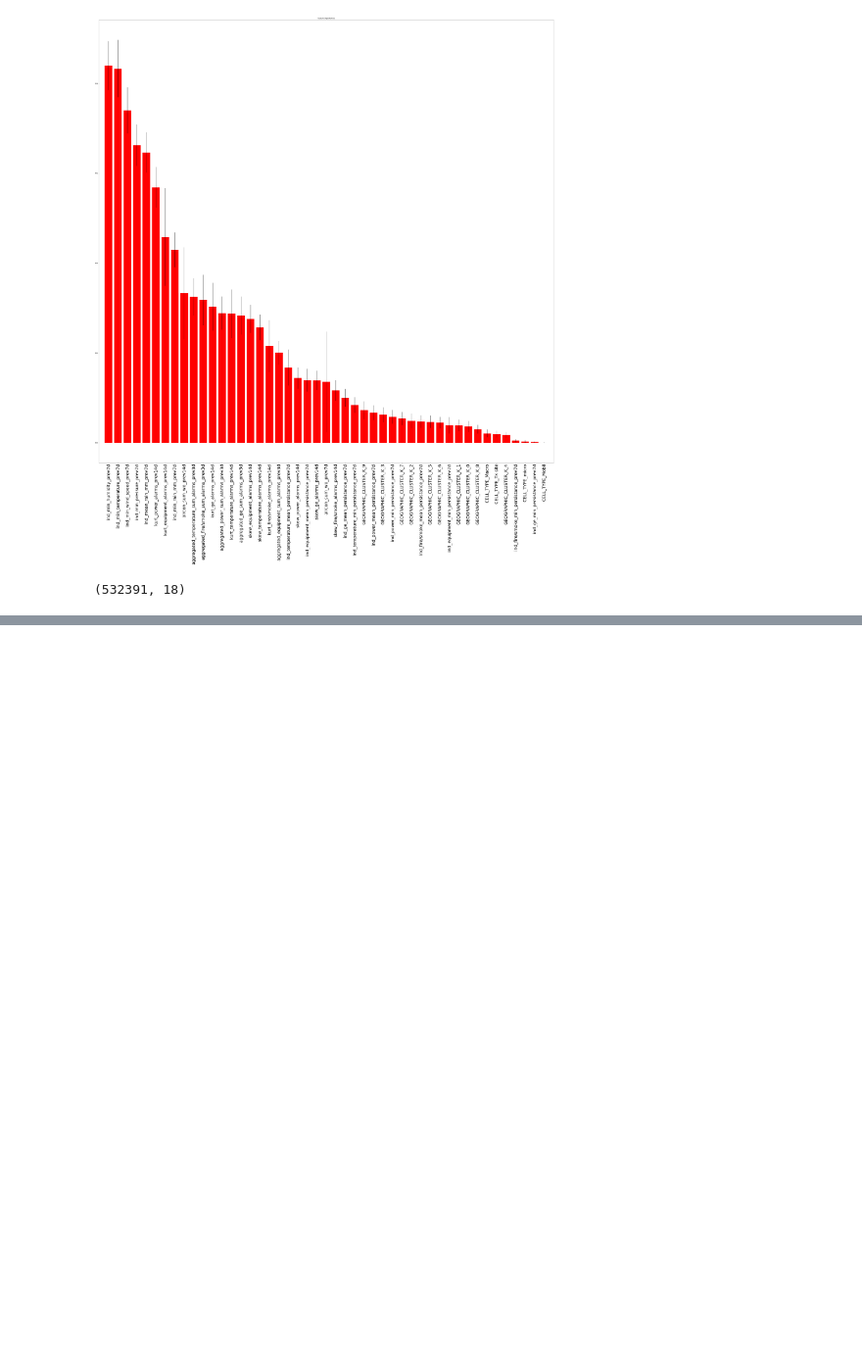
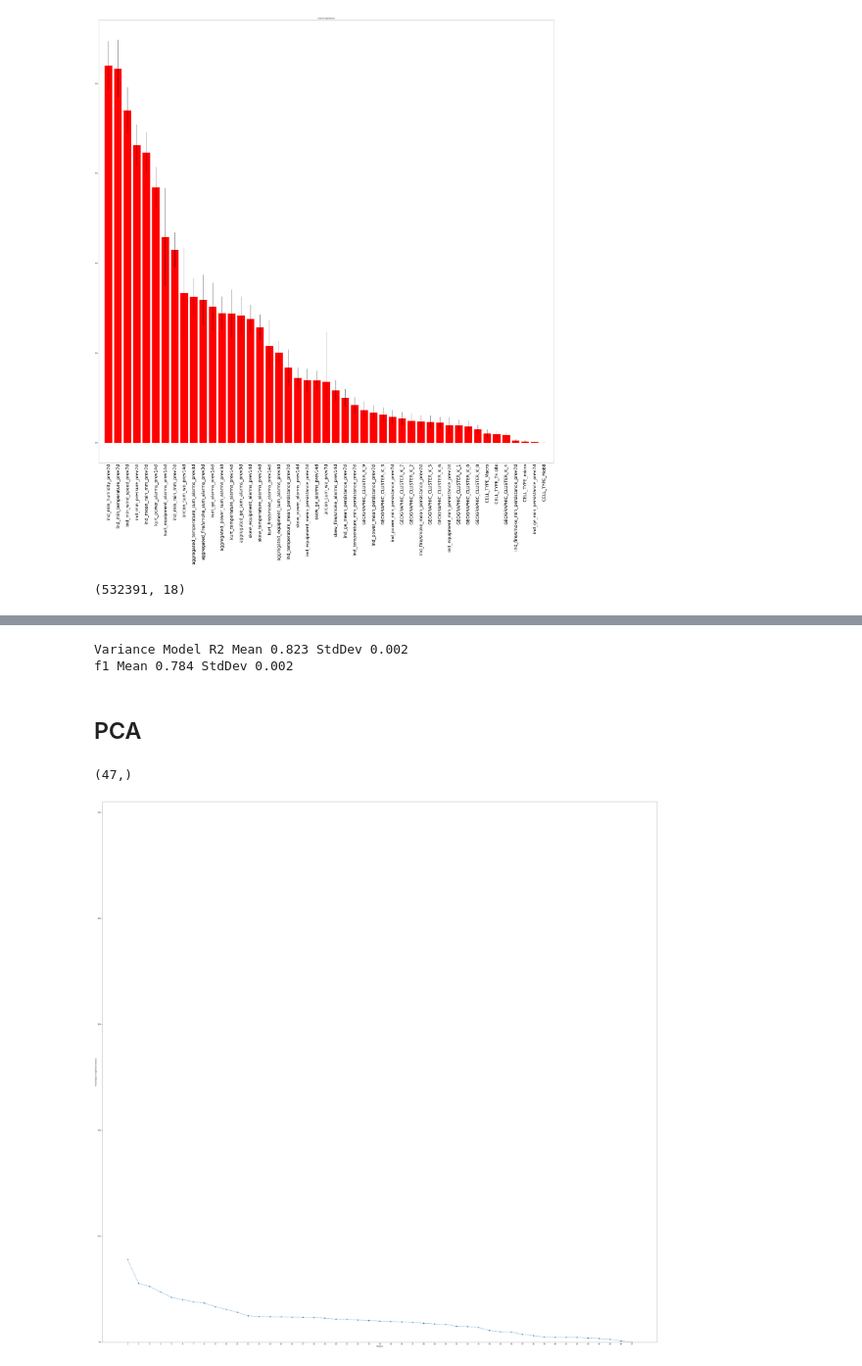
Before and after one commit to taratandel/Predictive-Maintenance, a Jupyter notebook: DMTM2020-Challenge-Part1.ipynb, the cells around one changed output, grey strips where cells are left out. Shown at 98% size. Cells and saved outputs as stored; diff of their text form; code cells hidden in the pictures; blank space fills up the shorter version.

```diff
--- a/DMTM2020-Challenge-Part1.ipynb
+++ b/DMTM2020-Challenge-Part1.ipynb
@@ -541,10 +471,10 @@ cleaned_df.to_csv("concat_df.csv", index = False)
 # defining the targer and input
 target_variable = 'aircon_sum_target_next14d'
 input_variables = cleaned_df.columns[cleaned_df.columns!=target_variable]
-X_df = cleaned_df[input_variables]
-y_df = cleaned_df[target_variable]
+X_origin_df = cleaned_df[input_variables]
+y_origin_df = cleaned_df[target_variable]
 # %%
-X_origin_np = np.array(X_df)
-y_origin_np = np.array(y_df)
+X_origin_np = np.array(X_origin_df)
+y_origin_np = np.array(y_origin_df)
 # %%
 #SPLIT DATA INTO TRAIN AND TEST SET
@@ -745,0 +665,29 @@ based on these three evaluation normalization is not a good approach for tree if
+# %%
+evaluate_base_line(df_oversampled, input_variables[mask])
+# %% [output]
+Variance Model R2 Mean 0.823 StdDev 0.002
+f1 Mean 0.784 StdDev 0.002
+# %% [markdown]
+## PCA
+# %%
+from sklearn.preprocessing import StandardScaler
+from sklearn.decomposition import PCA
+
+full_pca_model = PCA()
+X_std = StandardScaler().fit_transform(X_origin_np)
+full_fitted_model = full_pca_model.fit(X_std)
+# %%
+full_fitted_model.explained_variance_ratio_.shape
+# %% [output]
+(47,)
+# %%
+plt.figure(figsize=(60, 60));
+plt.plot(full_fitted_model.explained_variance_ratio_, '--o');
+plt.xticks(np.arange(0,47,1),labels=np.arange(1,48,1));
+plt.xlabel("Feature");
+plt.ylabel("Percentage of explained variance");
+plt.xticks(np.arange(0,47,1),labels=np.arange(1,48,1));
+plt.yticks(np.arange(0.0,0.51,.1),labels=["%.0f%%"%(x*100) for x in np.arange(0.0,0.51,.1)]);
+plt.ylim([0.0,0.51]);
+# %% [output]
+[figure, added]
```
Also changed, not shown: parts of 50 cells of this notebook.
